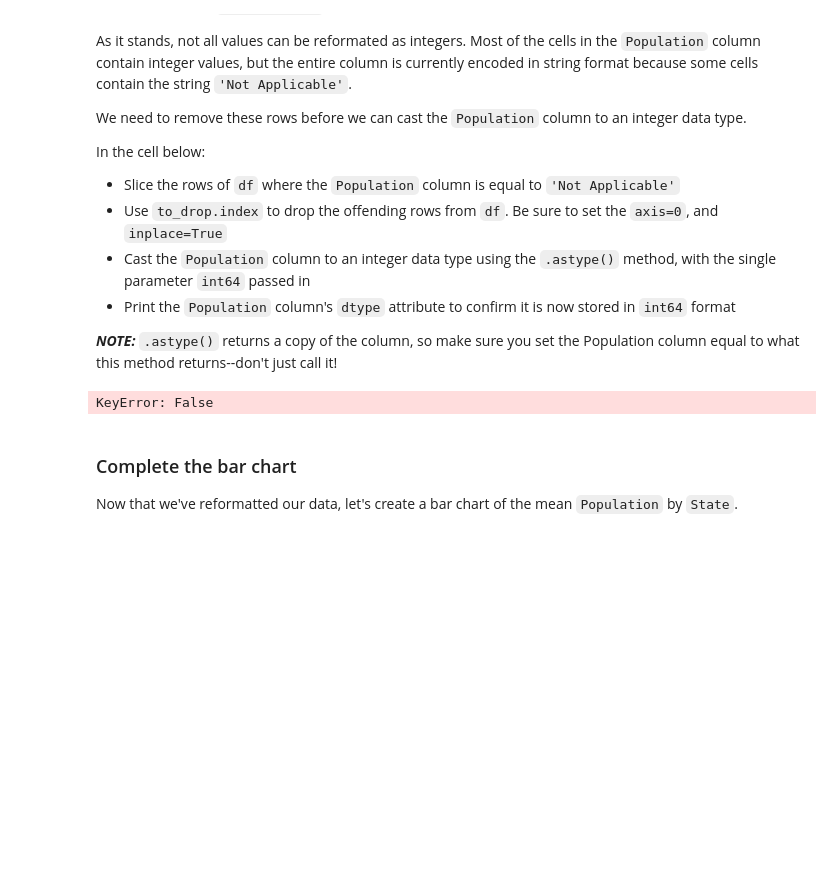
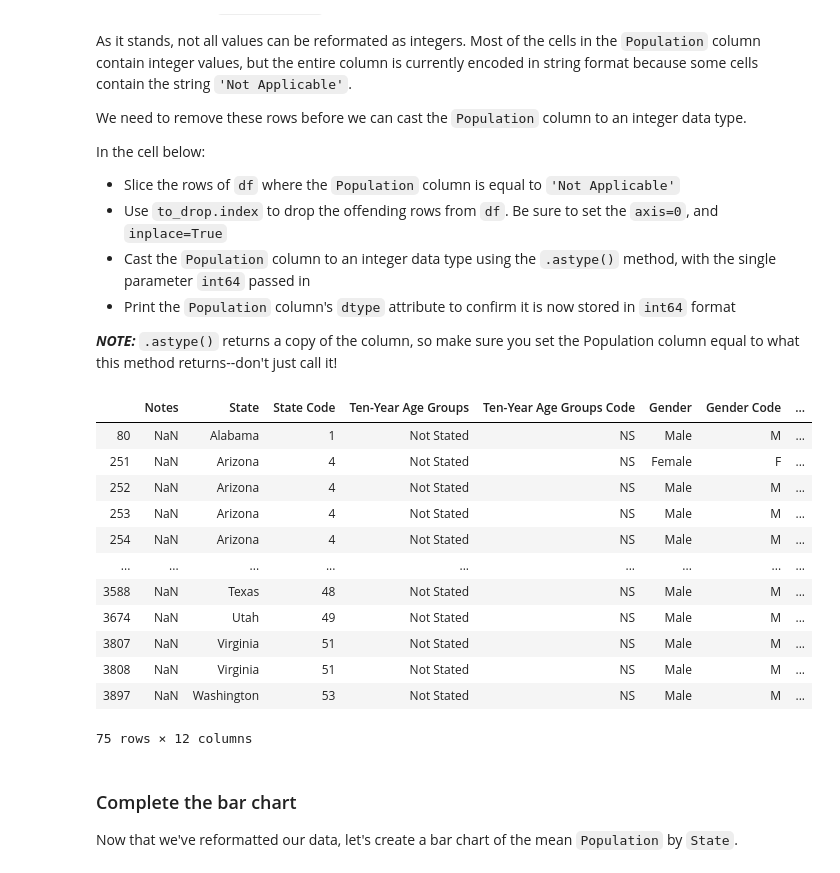
Before and after one commit to yabughaida/dsc-pivot-tables-pandas-lab-hbs-ds-060120, a Jupyter notebook: index.ipynb, the cells around one changed output. Drawn from its saved outputs; the diff is of its cells as text; code cells hidden in the pictures; blank space fills up the shorter version.

```diff
--- a/index.ipynb
+++ b/index.ipynb
@@ -187,8 +187,20 @@ In the cell below:
 
 **_NOTE:_** `.astype()` returns a copy of the column, so make sure you set the Population column equal to what this method returns--don't just call it!
 # %%
-df[df['Population' == 'Not Applicable']]
+df[df['Population'] == 'Not Applicable']
 # %% [output]
+|  | Notes | State | State Code | Ten-Year Age Groups | Ten-Year Age Groups Code | Gender | Gender Code | ... |
+| 80 | NaN | Alabama | 1 | Not Stated | NS | Male | M | ... |
+| 251 | NaN | Arizona | 4 | Not Stated | NS | Female | F | ... |
+| 252 | NaN | Arizona | 4 | Not Stated | NS | Male | M | ... |
+| 253 | NaN | Arizona | 4 | Not Stated | NS | Male | M | ... |
+| 254 | NaN | Arizona | 4 | Not Stated | NS | Male | M | ... |
+| ... | ... | ... | ... | ... | ... | ... | ... | ... |
+| 3588 | NaN | Texas | 48 | Not Stated | NS | Male | M | ... |
+| 3674 | NaN | Utah | 49 | Not Stated | NS | Male | M | ... |
+| 3807 | NaN | Virginia | 51 | Not Stated | NS | Male | M | ... |
+| 3808 | NaN | Virginia | 51 | Not Stated | NS | Male | M | ... |
+| 3897 | NaN | Washington | 53 | Not Stated | NS | Male | M | ... |
-KeyError: False
+75 rows × 12 columns
 # %%
 # Your code here
```
Also changed, not shown: parts of 1 cell of this notebook.
